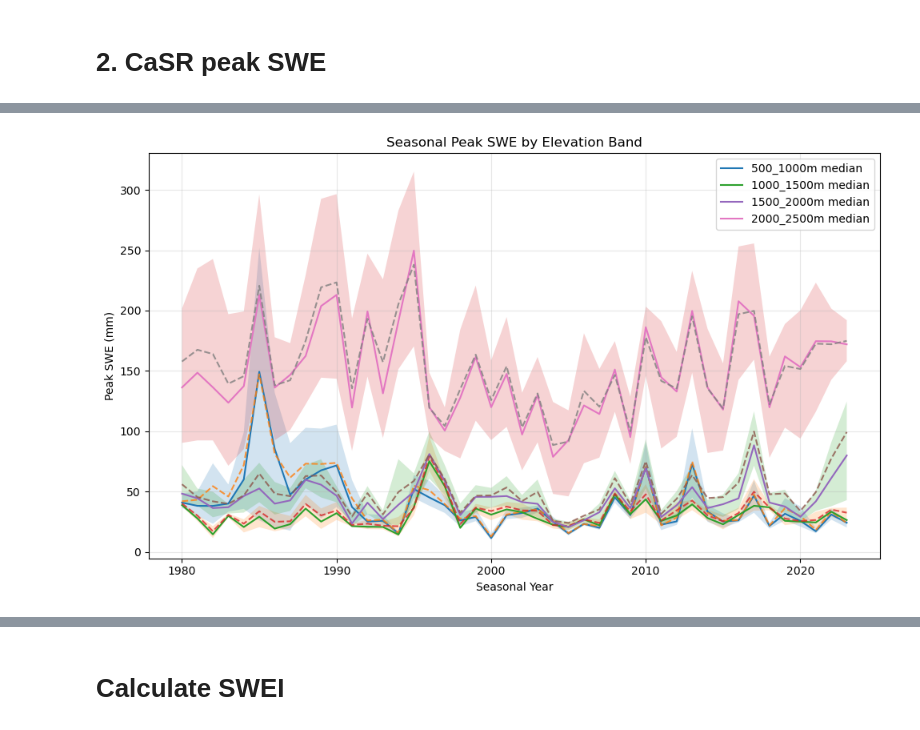
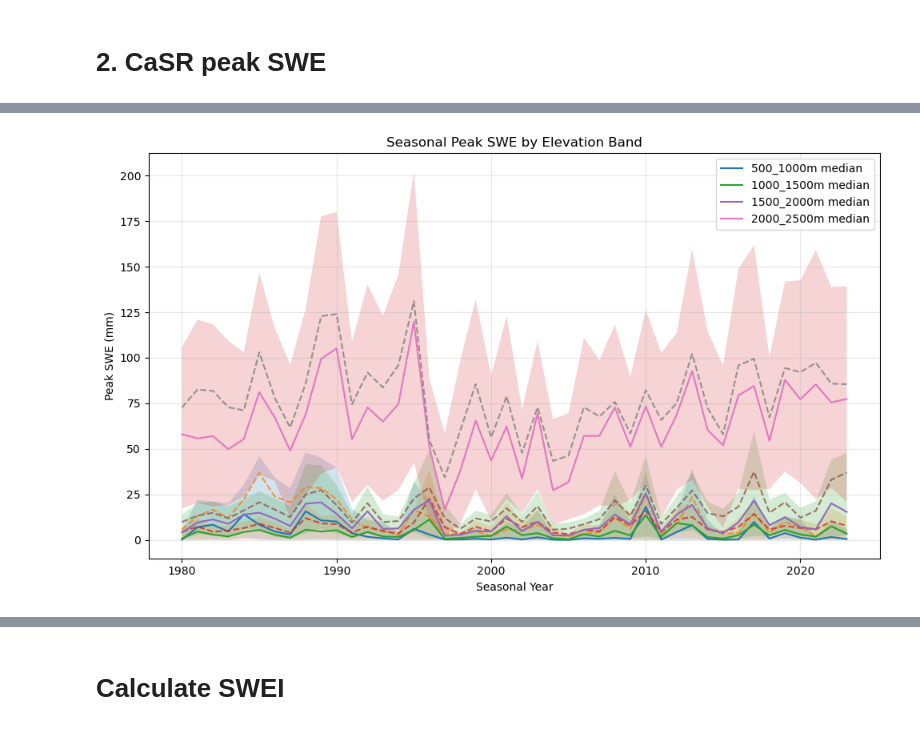
Before and after one commit to Nadiesenali/snowdroughtindex-main, a Jupyter notebook: notebooks/workflows/10_for_paper.ipynb, the cells around one changed output, grey strips where cells are left out. Drawn from its saved outputs; the diff is of its cells as text; code cells hidden in the pictures.

```diff
--- a/notebooks/workflows/10_for_paper.ipynb
+++ b/notebooks/workflows/10_for_paper.ipynb
@@ -202,25 +258,3 @@ plt.show()
 # Peak SWE
 # %% [markdown]
 # 1. CanSWE and gapfilled
-# %%
-# Assign Water Year
-def select_seasonal_data(ts, start_month, end_month, min_year, max_year):
-    month = ts.month
-    year = ts.year
-    if month >= start_month:
-        seasonal_year = year
-    elif month <= end_month:
-        seasonal_year = year - 1
-    else:
-        return np.nan
-    return seasonal_year if (min_year <= seasonal_year <= max_year) else np.nan
-
-# For CanSWE data
-combined_canswe['Seasonal_Year'] = combined_canswe['time'].apply(
-    lambda ts: select_seasonal_data(ts, start_month=10, end_month=9, min_year=1980, max_year=2023)
-)
-
-# Remove rows where Seasonal_Year is NaN (outside the allowed data range)
-combined_canswe = combined_canswe.dropna(subset=['Seasonal_Year'])
-
-display(combined_canswe)
@@ -472,13 +493,6 @@ plt.show()
 # %% [markdown]
 # 2. CaSR peak SWE
 # %%
-# Assign season year to CaSR data using the same function
-casr_data['Seasonal_Year'] = casr_data['time'].apply(
-    lambda ts: select_seasonal_data(ts, start_month=10, end_month=9, min_year=1980, max_year=2023)
-)
-
-# Remove rows where Seasonal_Year is NaN (outside the allowed data range)
-casr_data = casr_data.dropna(subset=['Seasonal_Year'])
 #rename Grid_id to station_id for consistency
 casr_data.rename(columns={'Grid_id': 'station_id'}, inplace=True)
 
@@ -503,4 +516,0 @@ display(CaSR_SWE)
-# %%
-# keep only winter months oct to may
-CaSR_SWE = CaSR_SWE[(CaSR_SWE['time'].dt.month >= 10) | (CaSR_SWE['time'].dt.month <= 5)].copy()
-display(CaSR_SWE.head())
@@ -678,45 +789,45 @@ display(seasonal_elev_avg_wide.head())
 # %%
 # ensure category order
 elev_order = ['500_1000m', '1000_1500m', '1500_2000m', '2000_2500m']
-CaSR_peak_SWE['Elevation_Category'] = pd.Categorical(
-    CaSR_peak_SWE['Elevation_Category'],
+CaSR_SWE['Elevation_Category'] = pd.Categorical(
+    CaSR_SWE['Elevation_Category'],
     categories=elev_order,
     ordered=True
 )
 
 # summarize by year and elevation
 summary = (
-    CaSR_peak_SWE
-    .groupby(['Seasonal_Year', 'Elevation_Category'])['CaSR_Peak_SWE']
+    CaSR_SWE
+    .groupby(['Seasonal_Year', 'Elevation_Category'])['SWE']
     .agg(
         mean='mean',
         median='median',
         q25=lambda x: x.quantile(0.25),
         q75=lambda x: x.quantile(0.75)
     )
     .reset_index()
 )
 
 # plot
 fig, ax = plt.subplots(figsize=(10, 6))
 
 for elev in elev_order:
     sub = summary[summary['Elevation_Category'] == elev].sort_values('Seasonal_Year')
 
     ax.plot(sub['Seasonal_Year'], sub['median'], label=f'{elev} median')
     ax.fill_between(sub['Seasonal_Year'], sub['q25'], sub['q75'], alpha=0.2)
     ax.plot(sub['Seasonal_Year'], sub['mean'], linestyle='--', alpha=0.8)
 
 ax.set_title('Seasonal Peak SWE by Elevation Band')
 ax.set_xlabel('Seasonal Year')
 ax.set_ylabel('Peak SWE (mm)')
 ax.legend()
 ax.grid(True, alpha=0.3)
 
 plt.tight_layout()
 plt.show()
 # %% [output]
-[figure, old version]
+[figure, new version]
 # %%
 # plot subplots for time series of average peak SWE for each elevation category, comparing original and gap-filled
 
```
Also changed, not shown: parts of 64 cells of this notebook, 2 other files.
